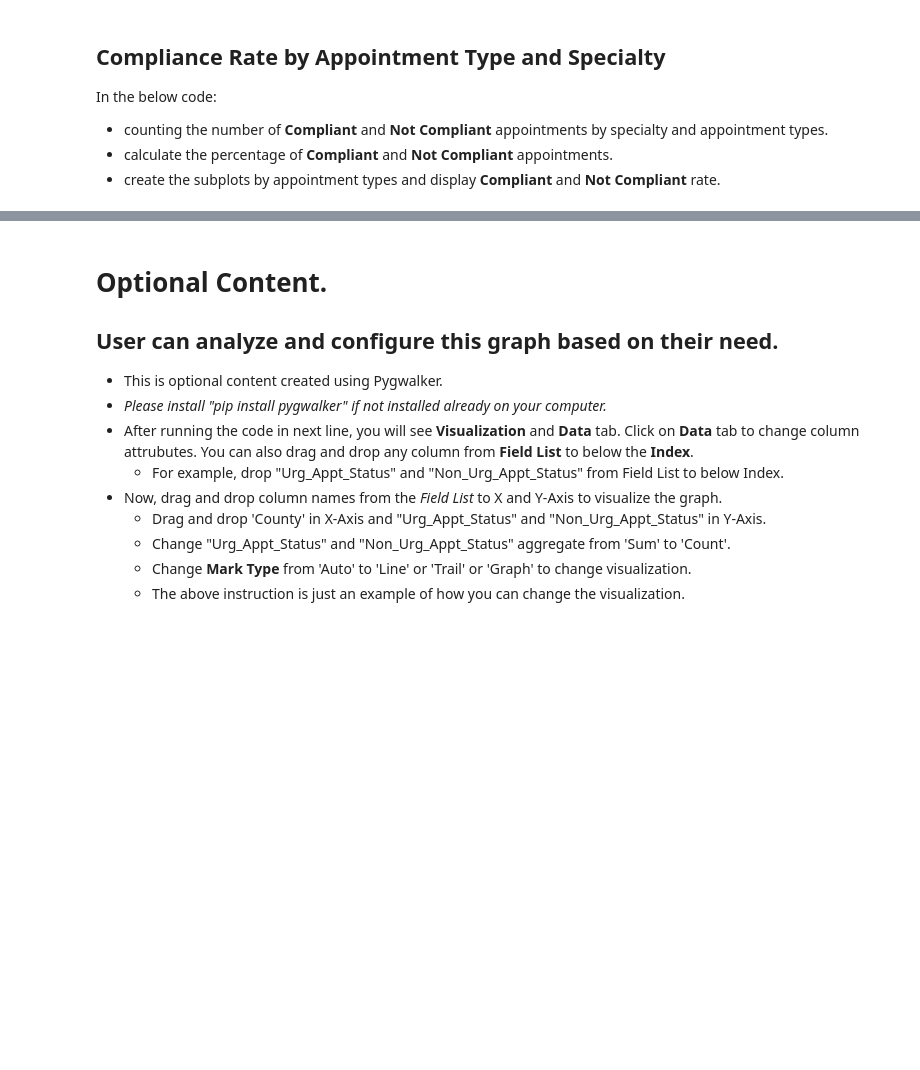
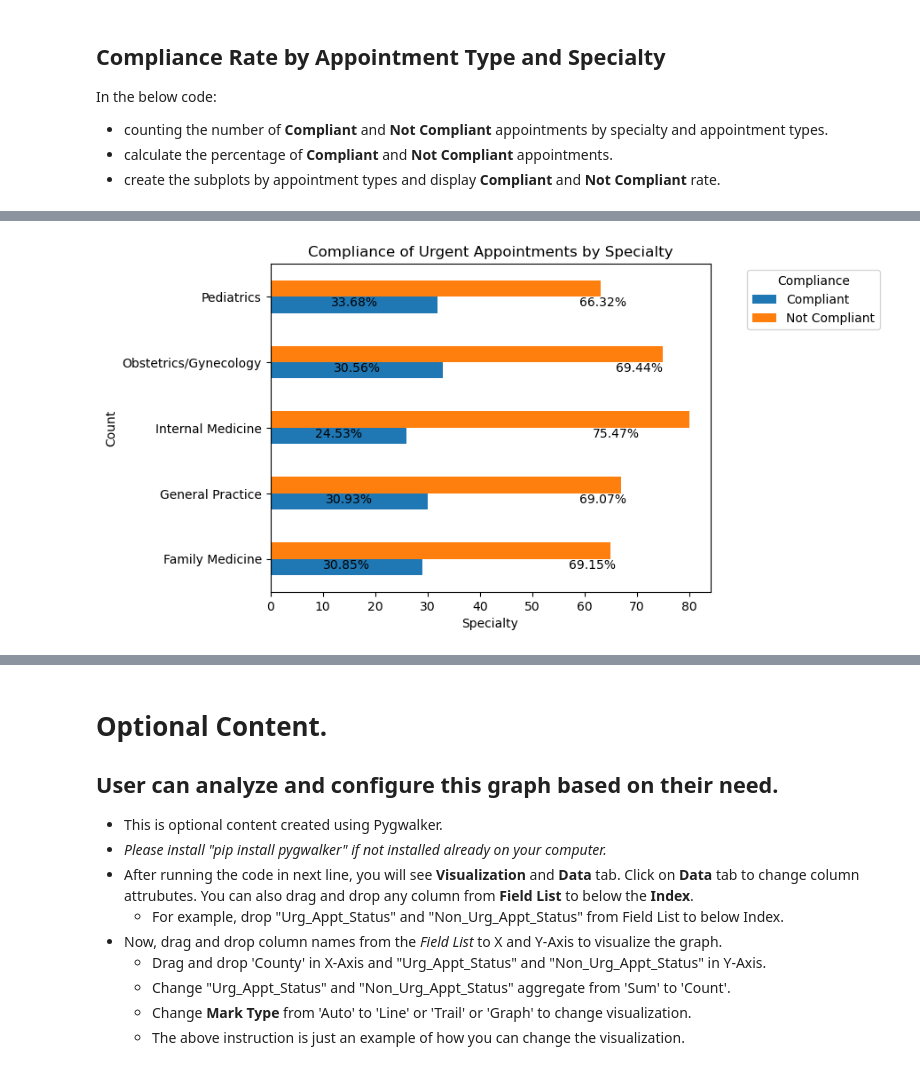
Before and after one commit to shahbijay/provider-appt-kymc, a Jupyter notebook: script_provider-appt.ipynb, the cells around one changed output, grey strips where cells are left out. Drawn from its saved outputs; the diff is of its cells as text; code cells hidden in the pictures; blank space fills up the shorter version.

```diff
--- a/script_provider-appt.ipynb
+++ b/script_provider-appt.ipynb
@@ -476,0 +483,22 @@ plt.show()
+# %%
+# Plot the bars for urgent appointments
+urg_compliance_counts.plot(kind='barh')
+
+# Add percentage labels to the bars
+for i in range(len(urg_compliance_counts)):
+    x_offset = 0
+    for j in range(len(urg_compliance_counts.columns)):
+        plt.annotate(str(urg_compliance_percentages.iloc[i, j]) + '%', xy=(urg_compliance_counts.iloc[i, j] / 2 + x_offset, i),
+                     ha='center', va='top')
+        x_offset += urg_compliance_counts.iloc[i, j]
+
+# Set the chart title and axis labels for urgent appointments
+plt.title('Compliance of Urgent Appointments by Specialty')
+plt.xlabel('Specialty')
+plt.ylabel('Count')
+plt.legend(title='Compliance', loc='upper right', bbox_to_anchor=(1.40, 1))
+
+# Show the plot
+plt.show()
+# %% [output]
+[figure, added]
```
Also changed, not shown: parts of 9 cells of this notebook, 1 other file.
